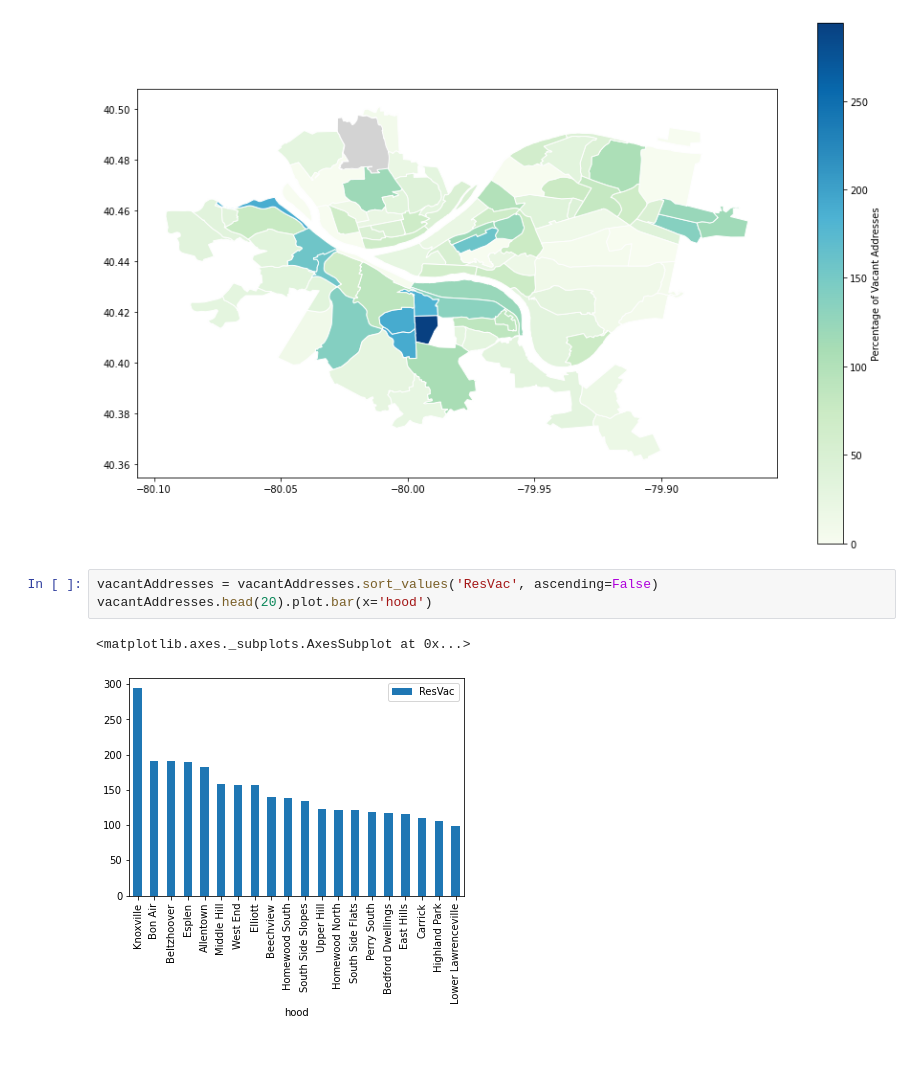
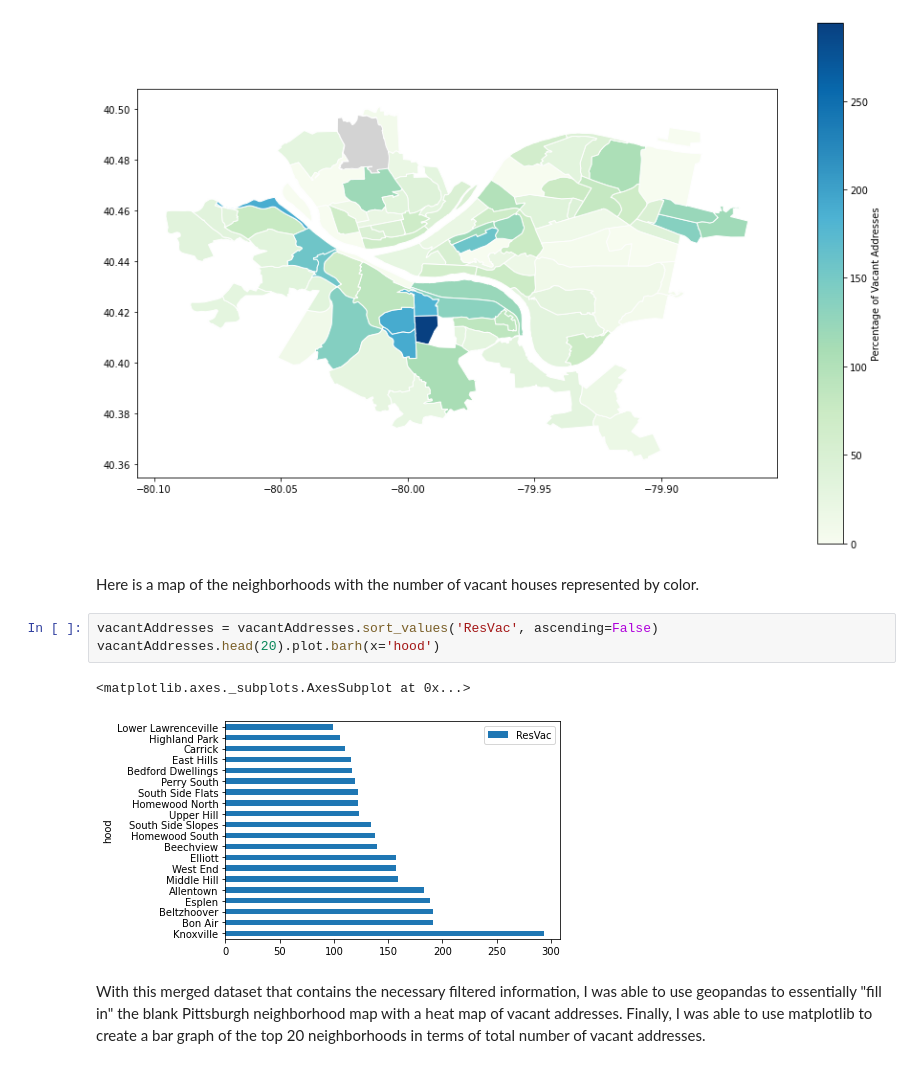
Before and after one commit to spatel1245/Final-Project, a Jupyter notebook: VacantAddrNotebook.ipynb, the cells around one changed output. Saved outputs shown, nothing was run; the diff lists cells and outputs as text.

```diff
--- a/VacantAddrNotebook.ipynb
+++ b/VacantAddrNotebook.ipynb
@@ -74,9 +86,13 @@ vacantMap.plot(column='ResVac',
 # %% [output]
 <matplotlib.axes._subplots.AxesSubplot at 0x...>
 [figure]
+# %% [markdown]
+Here is a map of the neighborhoods with the number of vacant houses represented by color.
 # %%
 vacantAddresses = vacantAddresses.sort_values('ResVac', ascending=False)
-vacantAddresses.head(20).plot.bar(x='hood')
+vacantAddresses.head(20).plot.barh(x='hood')
 # %% [output]
 <matplotlib.axes._subplots.AxesSubplot at 0x...>
-[figure, old version]
+[figure, new version]
+# %% [markdown]
+With this merged dataset that contains the necessary filtered information, I was able to use geopandas to essentially "fill in" the blank Pittsburgh neighborhood map with a heat map of vacant addresses. Finally, I was able to use matplotlib to create a bar graph of the top 20 neighborhoods in terms of total number of vacant addresses.
```
Also changed, not shown: parts of 6 cells of this notebook.
